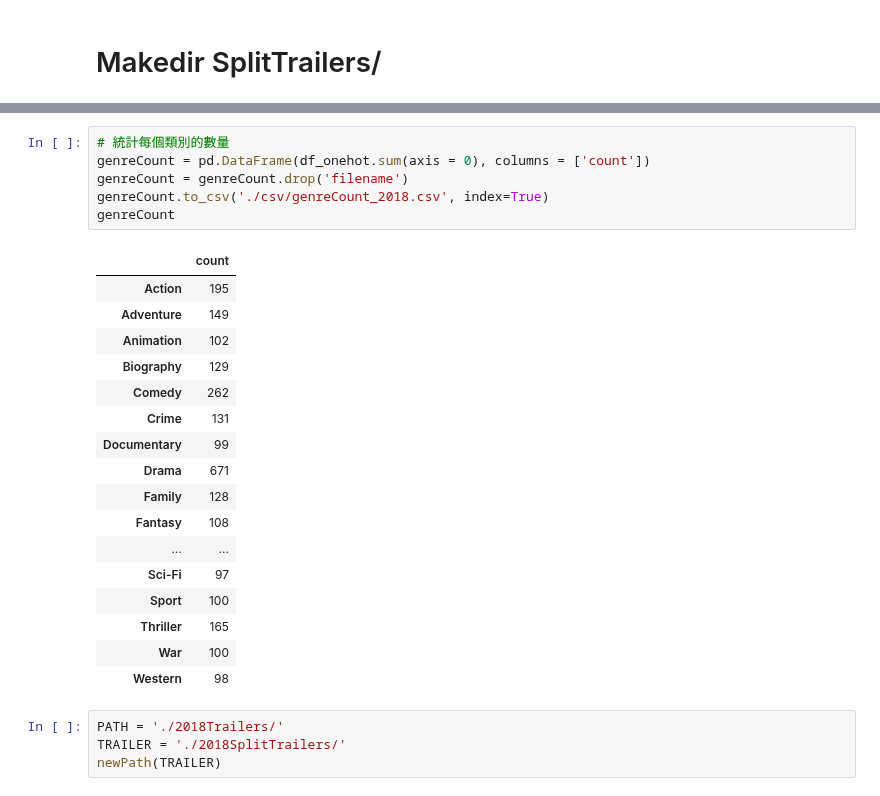
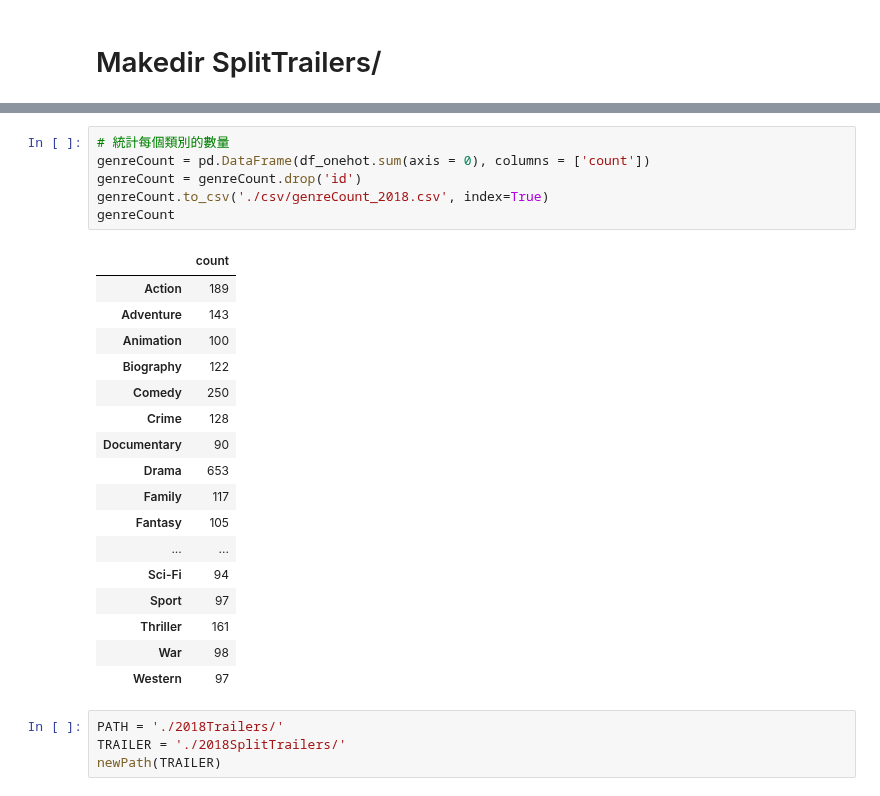
Before and after one commit to arrowill74/GPUbackup, a Jupyter notebook: Video/TrailerDirectory-2018.ipynb, the cells around one changed output, grey strips where cells are left out. Cells and saved outputs as stored; diff of their text form.

```diff
--- a/Video/TrailerDirectory-2018.ipynb
+++ b/Video/TrailerDirectory-2018.ipynb
@@ -193,27 +228,27 @@ df_onehot
 # %%
 # 統計每個類別的數量
 genreCount = pd.DataFrame(df_onehot.sum(axis = 0), columns = ['count'])
-genreCount = genreCount.drop('filename')
+genreCount = genreCount.drop('id')
 genreCount.to_csv('./csv/genreCount_2018.csv', index=True)
 genreCount
 # %% [output]
 |  | count |
-| Action | 195 |
-| Adventure | 149 |
-| Animation | 102 |
-| Biography | 129 |
-| Comedy | 262 |
-| Crime | 131 |
-| Documentary | 99 |
-| Drama | 671 |
-| Family | 128 |
-| Fantasy | 108 |
+| Action | 189 |
+| Adventure | 143 |
+| Animation | 100 |
+| Biography | 122 |
+| Comedy | 250 |
+| Crime | 128 |
+| Documentary | 90 |
+| Drama | 653 |
+| Family | 117 |
+| Fantasy | 105 |
 | ... | ... |
-| Sci-Fi | 97 |
-| Sport | 100 |
-| Thriller | 165 |
-| War | 100 |
-| Western | 98 |
+| Sci-Fi | 94 |
+| Sport | 97 |
+| Thriller | 161 |
+| War | 98 |
+| Western | 97 |
 # %%
 PATH = './2018Trailers/'
 TRAILER = './2018SplitTrailers/'
```
Also changed, not shown: parts of 8 cells of this notebook, 10 other files.
